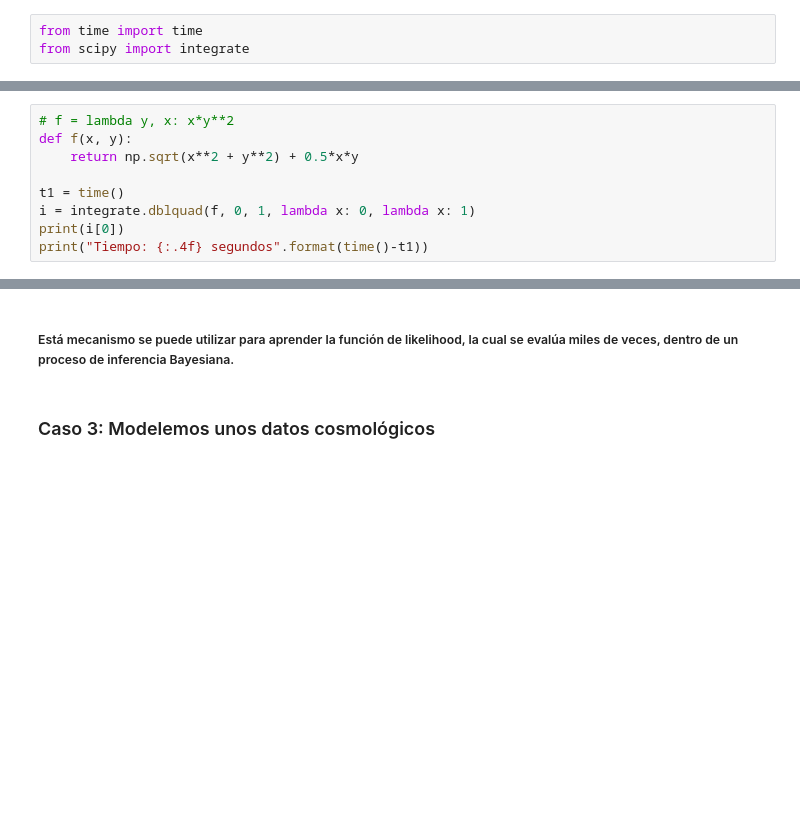
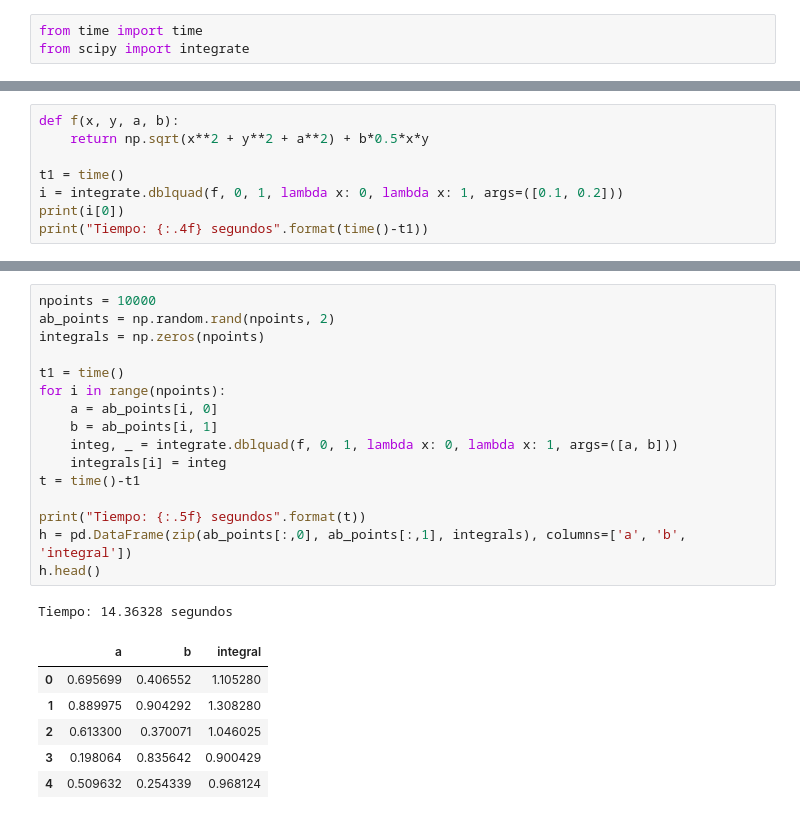
Before and after one commit to igomezv/neural_nets_utilities, a Jupyter notebook: Tutorial_Journal_Club/Intro_Redes_Neuronales.ipynb, the cells around one changed output, grey strips where cells are left out. Saved outputs shown, nothing was run; the diff lists cells and outputs as text; blank space fills up the shorter version.

```diff
--- a/Tutorial_Journal_Club/Intro_Redes_Neuronales.ipynb
+++ b/Tutorial_Journal_Club/Intro_Redes_Neuronales.ipynb
@@ -300,12 +311,11 @@ $f(x,y) = \sqrt{x^2 + y^2} + \frac{xy}{2}$
 
 #### Analicemos si una red neuronal puede aprender a calcular esta integral y ahorrar tiempo cuando se requiere evaluar múltiples veces.
 # %%
-# f = lambda y, x: x*y**2
-def f(x, y):
-    return np.sqrt(x**2 + y**2) + 0.5*x*y
+def f(x, y, a, b):
+    return np.sqrt(x**2 + y**2 + a**2) + b*0.5*x*y
 
 t1 = time()
-i = integrate.dblquad(f, 0, 1, lambda x: 0, lambda x: 1)
+i = integrate.dblquad(f, 0, 1, lambda x: 0, lambda x: 1, args=([0.1, 0.2]))
 print(i[0])
 print("Tiempo: {:.4f} segundos".format(time()-t1))
 # %% [output]
@@ -323,4 +324,24 @@ SyntaxError: invalid syntax (<ipython-input-12-fbb21de40150>, line 6)
-# %% [markdown]
-##### Está mecanismo se puede utilizar para aprender la función de likelihood, la cual se evalúa miles de veces, dentro de un proceso de inferencia Bayesiana.
-# %% [markdown]
-### Caso 3: Modelemos unos datos cosmológicos
+# %%
+npoints = 10000
+ab_points = np.random.rand(npoints, 2)
+integrals = np.zeros(npoints)
+
+t1 = time()
+for i in range(npoints):
+    a = ab_points[i, 0]
+    b = ab_points[i, 1]
+    integ, _ = integrate.dblquad(f, 0, 1, lambda x: 0, lambda x: 1, args=([a, b]))
+    integrals[i] = integ
+t = time()-t1
+
+print("Tiempo: {:.5f} segundos".format(t))
+h = pd.DataFrame(zip(ab_points[:,0], ab_points[:,1], integrals), columns=['a', 'b', 'integral'])
+h.head()
+# %% [output]
+Tiempo: 14.36328 segundos
+|  | a | b | integral |
+| 0 | 0.695699 | 0.406552 | 1.105280 |
+| 1 | 0.889975 | 0.904292 | 1.308280 |
+| 2 | 0.613300 | 0.370071 | 1.046025 |
+| 3 | 0.198064 | 0.835642 | 0.900429 |
+| 4 | 0.509632 | 0.254339 | 0.968124 |
```
Also changed, not shown: parts of 12 cells of this notebook.
